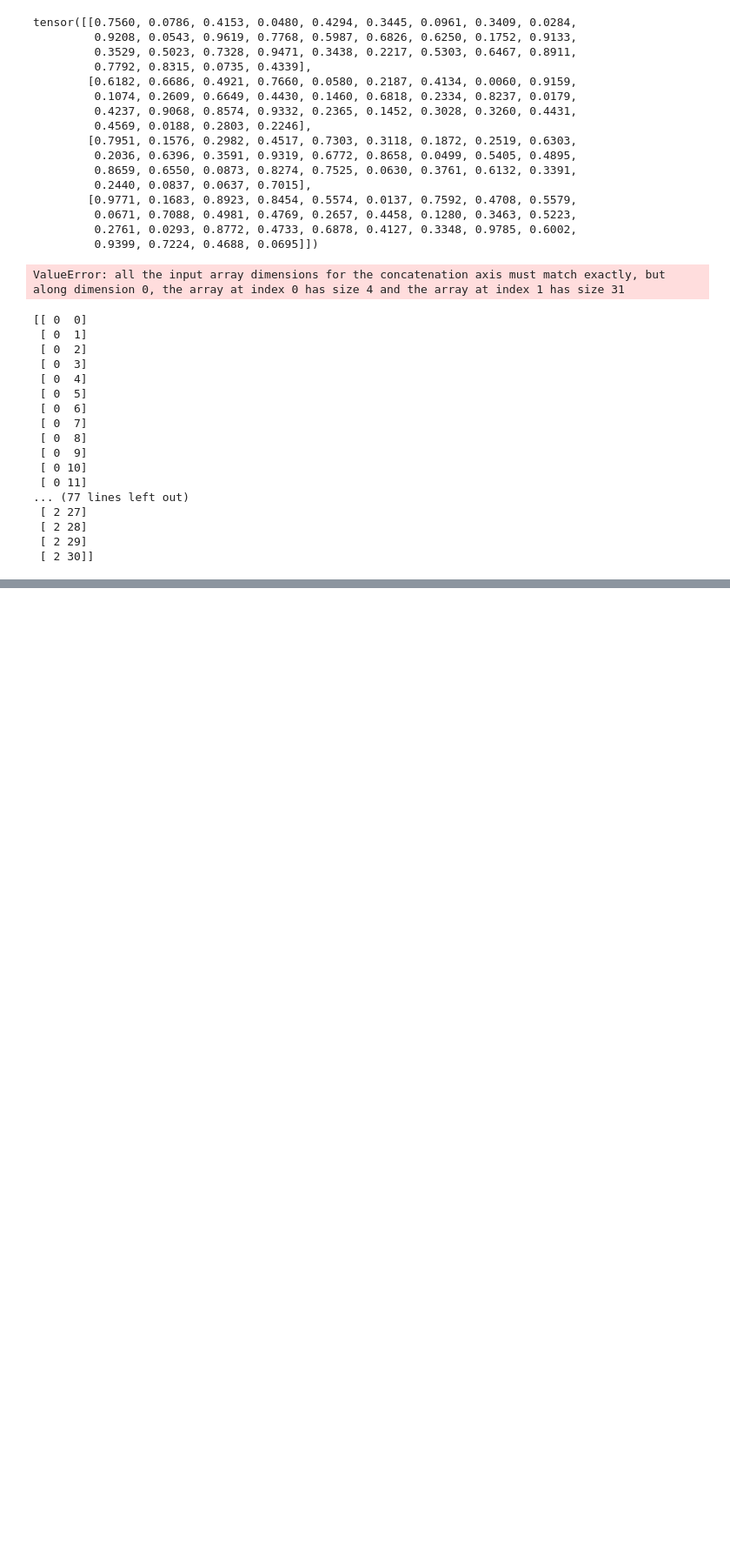
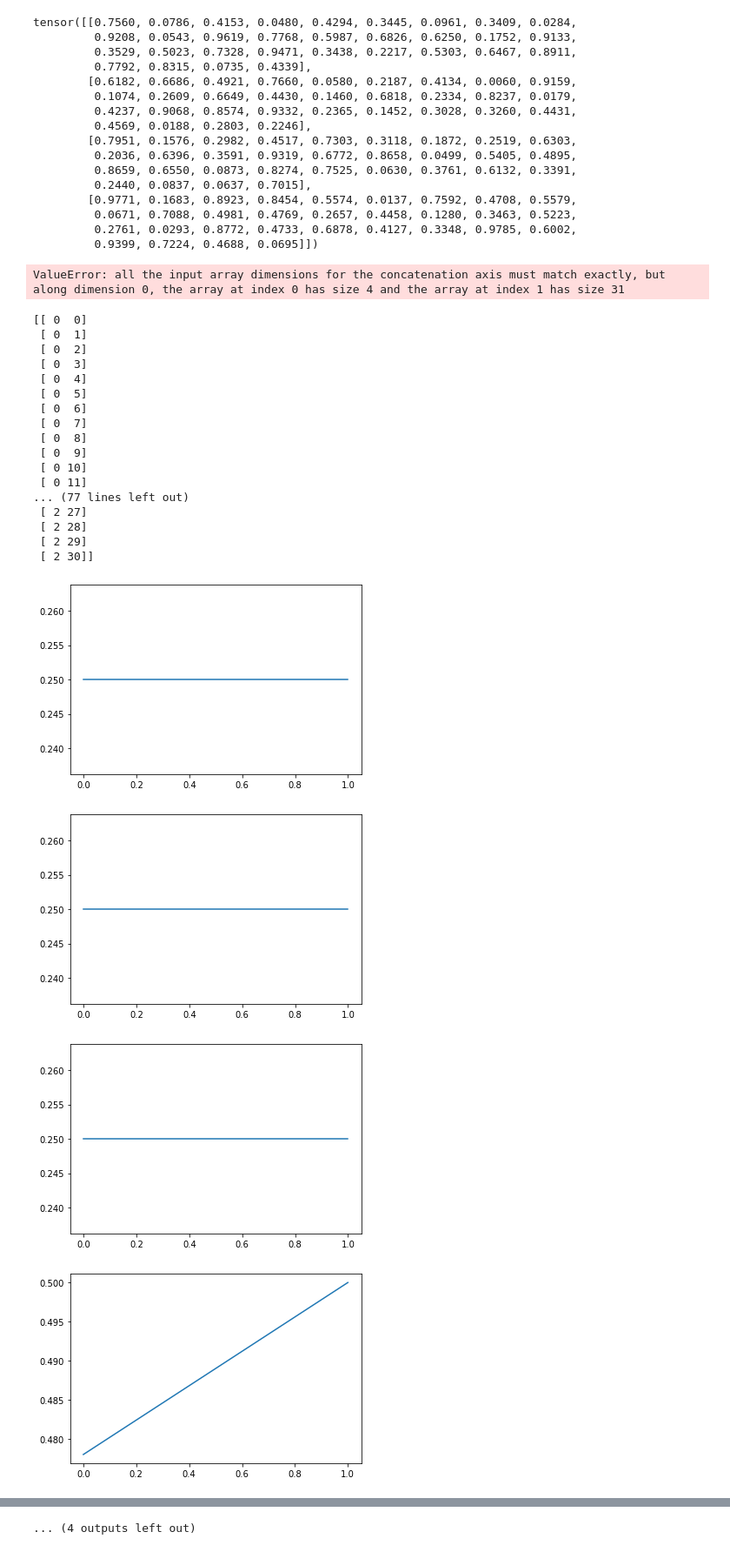
Before and after one commit to AndrewJGaut/Multimodal-Deep-Active-Learning-Framework, a Jupyter notebook: models/multimodal_late_fusion.ipynb, the cells around one changed output, grey strips where cells are left out. Shown at 87% size. Saved outputs shown, nothing was run; the diff lists cells and outputs as text; code cells hidden in the pictures; blank space fills up the shorter version.

Commit message:
some very mionr adjustmenst o main

```diff
--- a/models/multimodal_late_fusion.ipynb
+++ b/models/multimodal_late_fusion.ipynb
@@ -518,0 +786,14 @@ print(first_modality_index_combinations)
+# %%
+tester = Tester([x_main, x_secondary], y)
+tester.INITIAL_TRAIN_DATA_FRACTION = 0.05
+tester.ACTIVE_LEARNING_BATCH_SIZE = 32
+#tester.TRAINING_EPOCHS = 40
+tester.TRAINING_EPOCHS = 2
+tester.TEST_REPEAT_COUNT = 2
+# %%
+tester.test_model(MultiModalLateFusionModelInterface("RANDOM"))
+# %% [output]
+[figure, added]
+[figure, added]
+[figure, added]
+[figure, added]
@@ -518,0 +808 @@ print(first_modality_index_combinations)
+... (4 outputs left out)
```
Also changed, not shown: parts of 5 cells of this notebook, 1 other file.
